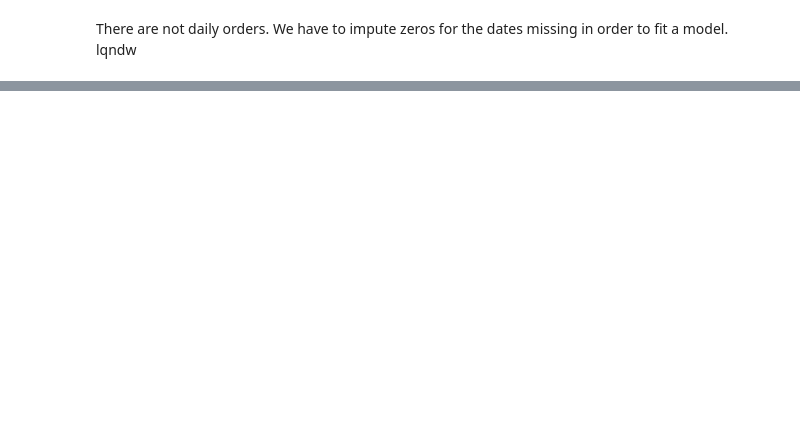
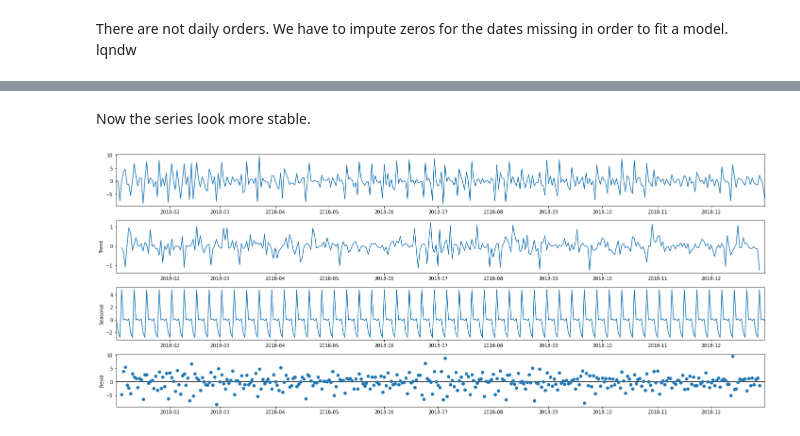
Before and after one commit to DanielGutierrezR/Super-Store-Sales-Prediction, a Jupyter notebook: Superstoresales.ipynb, the cells around one changed output, grey strips where cells are left out. Cells and saved outputs as stored; diff of their text form; code cells hidden in the pictures; blank space fills up the shorter version.

```diff
--- a/Superstoresales.ipynb
+++ b/Superstoresales.ipynb
@@ -471,0 +499,9 @@ kpss(daily_2018)
+# %% [markdown]
+Now the series look more stable.
+# %%
+rcParams['figure.figsize'] = 20, 8
+decomposition = sm.tsa.seasonal_decompose(daily_fd['2018-01-02':], model='additive')
+fig_daily = decomposition.plot()
+plt.show()
+# %% [output]
+[figure, added]
```
Also changed, not shown: parts of 23 cells of this notebook.
